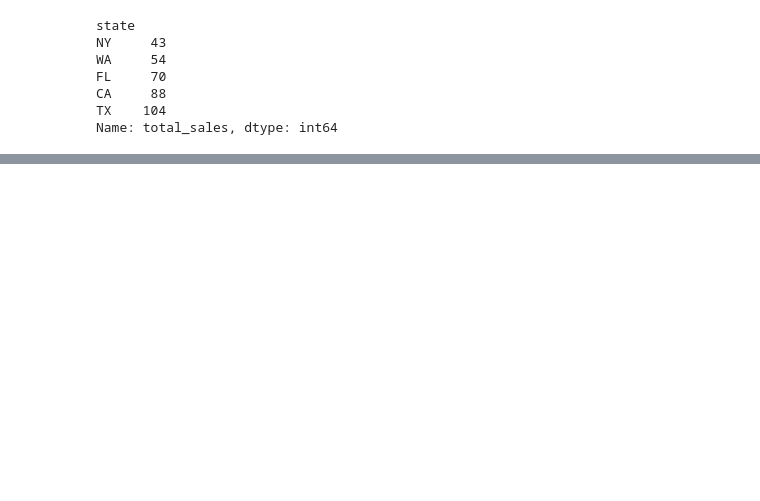
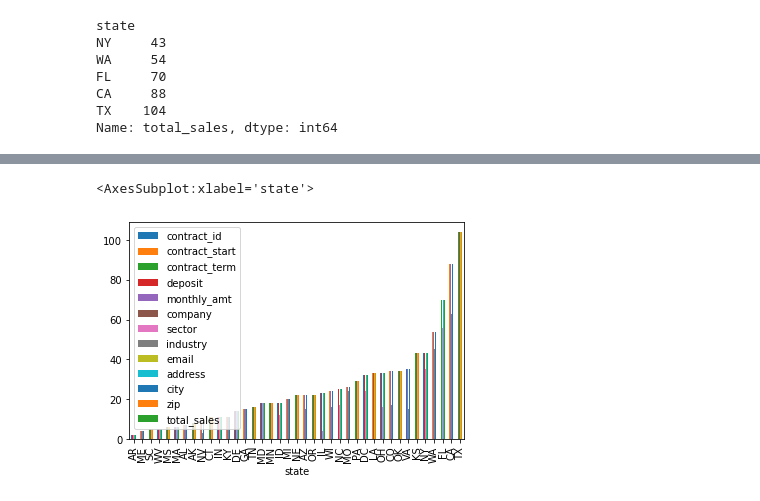
Before and after one commit to bthompson1000/consulting_visuals, a Jupyter notebook: notebooks/Catherine.ipynb, the cells around one changed output, grey strips where cells are left out. Drawn from its saved outputs; the diff is of its cells as text; code cells hidden in the pictures; blank space fills up the shorter version.

```diff
--- a/notebooks/Catherine.ipynb
+++ b/notebooks/Catherine.ipynb
@@ -65,0 +68,5 @@ KeyError: 'state'
+# %%
+number_sales.plot(kind="bar")
+# %% [output]
+<AxesSubplot:xlabel='state'>
+[figure, added]
```
Also changed, not shown: parts of 2 cells of this notebook.
